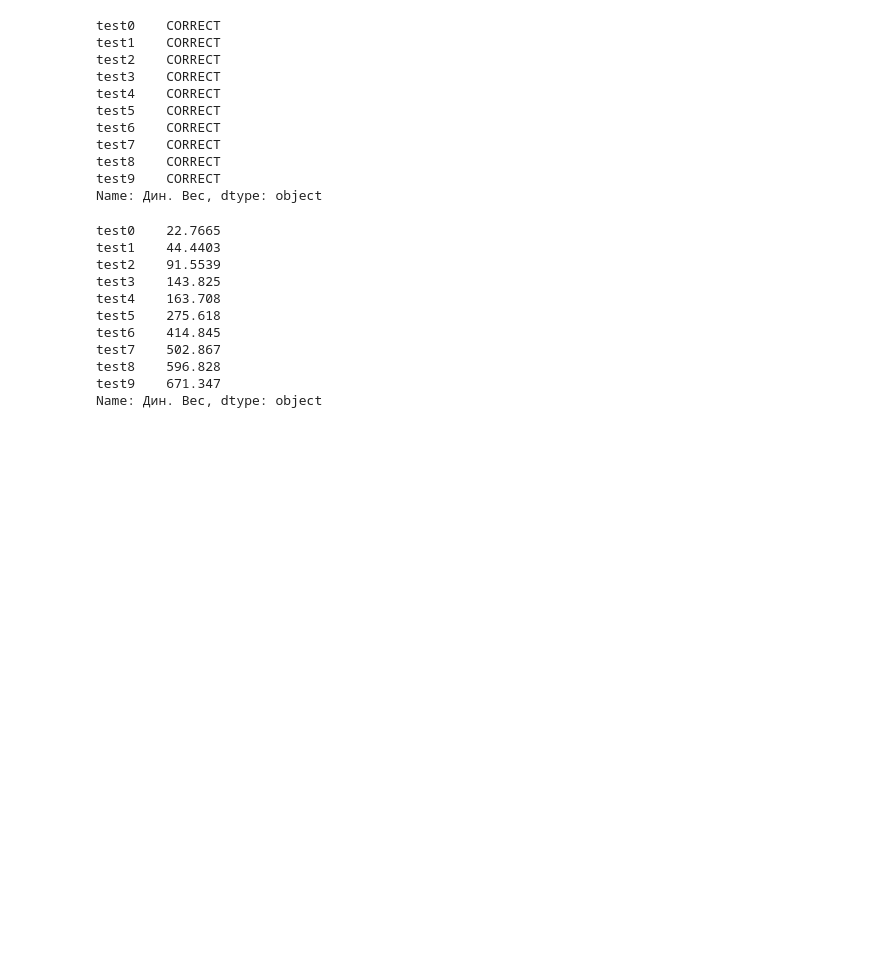
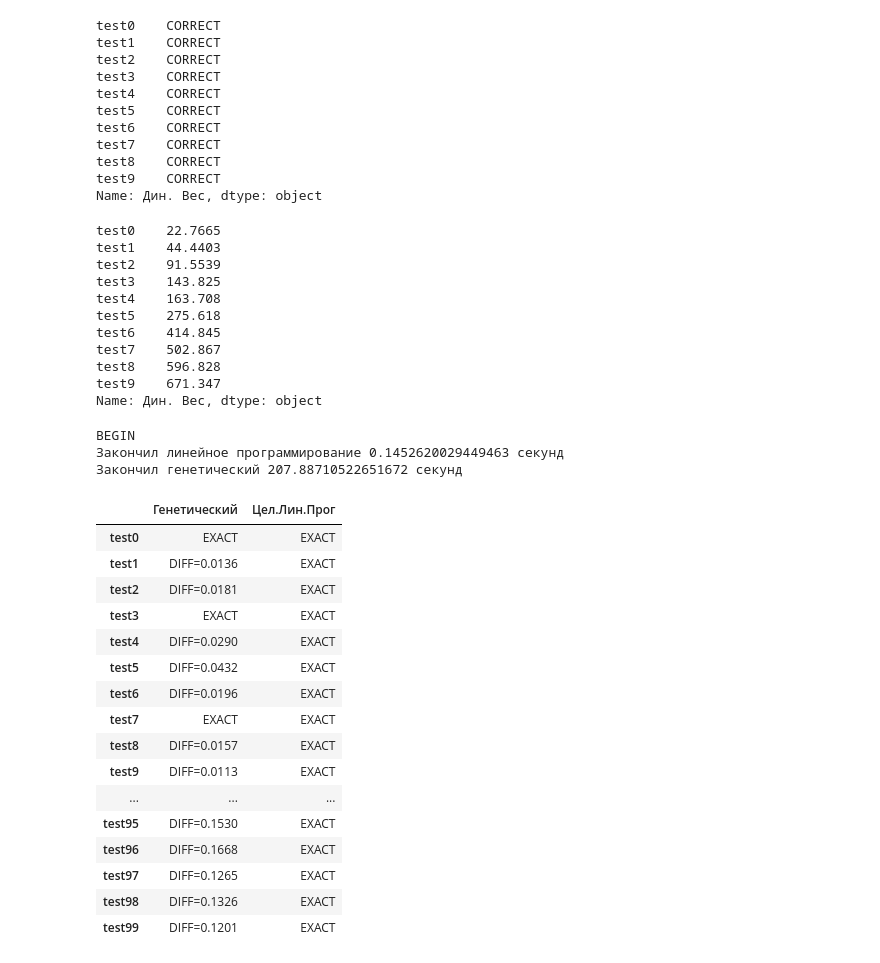
Before and after one commit to SdobnovE/SPEC_COURSE_ALG_ENS_DISKR, a Jupyter notebook: Рюкзак_DNA.ipynb, the cells around one changed output. Drawn from its saved outputs; the diff is of its cells as text; code cells hidden in the pictures; blank space fills up the shorter version.

Commit message:
NEW TESTS

```diff
--- a/Рюкзак_DNA.ipynb
+++ b/Рюкзак_DNA.ipynb
@@ -570,0 +613,26 @@ Name: Дин. Вес, dtype: object
+# %%
+tab_corr, tab_time = make_tables("./tests_knapsack/knapPI_1_50_100000.csv")
+# %% [output]
+BEGIN
+Закончил линейное программирование 0.1452620029449463 секунд
+Закончил генетический 207.88710522651672 секунд
+# %%
+tab_corr
+# %% [output]
+|  | Генетический | Цел.Лин.Прог |
+| test0 | EXACT | EXACT |
+| test1 | DIFF=0.0136 | EXACT |
+| test2 | DIFF=0.0181 | EXACT |
+| test3 | EXACT | EXACT |
+| test4 | DIFF=0.0290 | EXACT |
+| test5 | DIFF=0.0432 | EXACT |
+| test6 | DIFF=0.0196 | EXACT |
+| test7 | EXACT | EXACT |
+| test8 | DIFF=0.0157 | EXACT |
+| test9 | DIFF=0.0113 | EXACT |
+| ... | ... | ... |
+| test95 | DIFF=0.1530 | EXACT |
+| test96 | DIFF=0.1668 | EXACT |
+| test97 | DIFF=0.1265 | EXACT |
+| test98 | DIFF=0.1326 | EXACT |
+| test99 | DIFF=0.1201 | EXACT |
```
Also changed, not shown: parts of 12 cells of this notebook, 8 other files.
